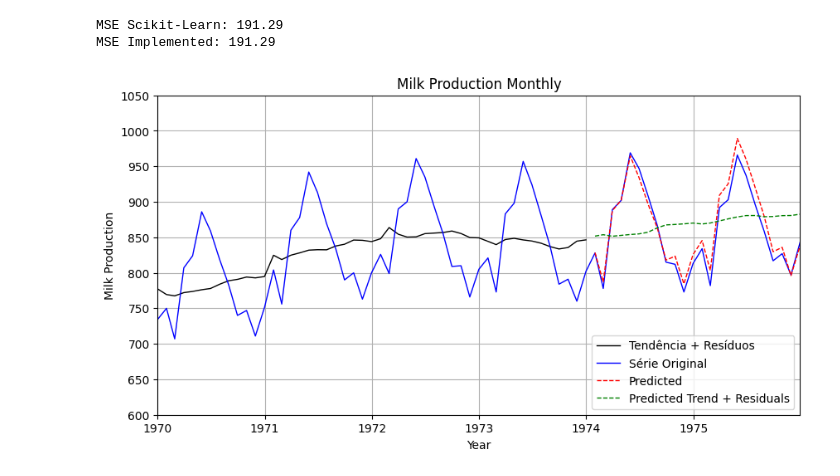
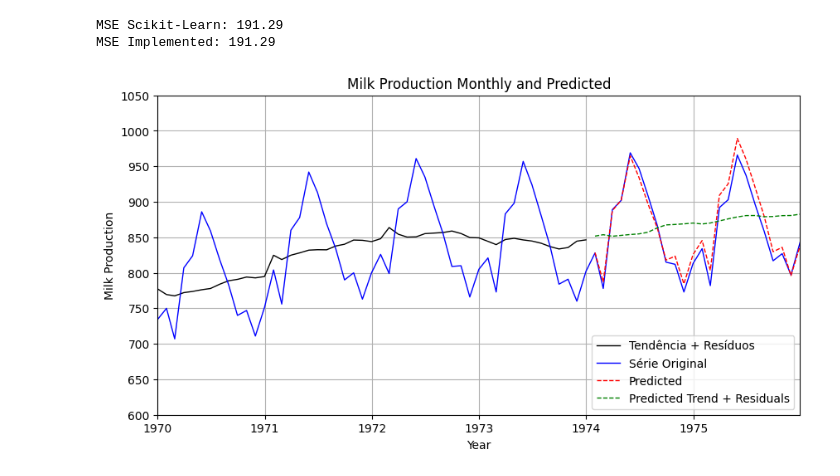
Before and after one commit to joaobotelho20/Universidade-time-series, a Jupyter notebook: Time Series List 2 - part 1.ipynb, the cells around one changed output. Drawn from its saved outputs; the diff is of its cells as text; code cells hidden in the pictures.

Commit message:
ajuste de legenda

```diff
--- a/Time Series List 2 - part 1.ipynb
+++ b/Time Series List 2 - part 1.ipynb
@@ -120,16 +120,16 @@ MSE Implemented: 191.29
 # %%
 # Plotando a série temporal
 plt.figure(figsize=(10, 5))
 plt.plot(trend_resid, c="black", lw=1, label="Tendência + Resíduos")
 plt.plot(ts, c="blue", lw=1, label="Série Original")
 plt.plot(ts_test.index, ts_pred, label="Predicted", linestyle="dashed", color="red", lw=1)
 plt.plot(ts_pred_trend_resid, label="Predicted Trend + Residuals", linestyle="dashed", color="green", lw=1)
-plt.title("Milk Production Monthly")
+plt.title("Milk Production Monthly and Predicted")
 plt.xlim(pd.Timestamp("1970-01-01"), pd.Timestamp(f"{ts.index.max().year}-12-31"))
 plt.ylim(600,1050)
 plt.legend(loc="lower right")
 plt.xlabel("Year")
 plt.ylabel("Milk Production")
 plt.grid(which='both')
 # %% [output]
-[figure, old version]
+[figure, new version]
```
